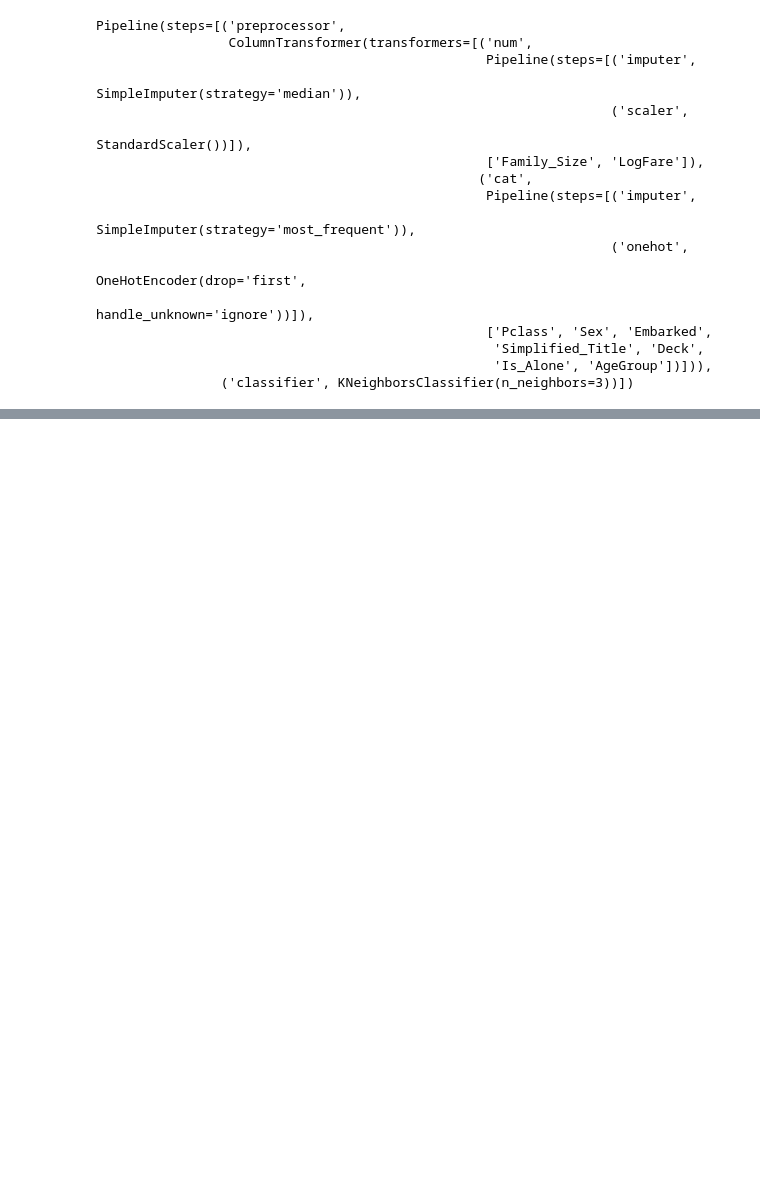
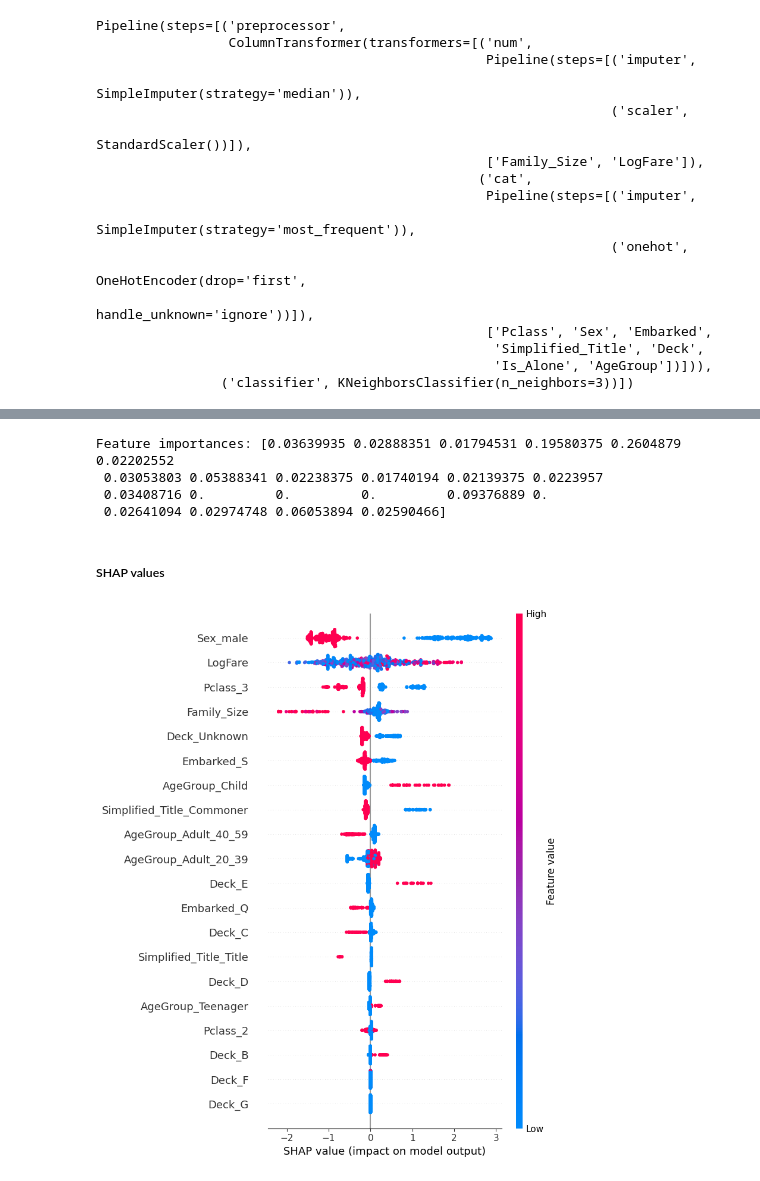
Before and after one commit to fdayde/kaggle-titanic, a Jupyter notebook: notebooks/03_predictions.ipynb, the cells around one changed output, grey strips where cells are left out. Cells and saved outputs as stored; diff of their text form; code cells hidden in the pictures; blank space fills up the shorter version.

Commit message:
feat(modeling): final model choice

```diff
--- a/notebooks/03_predictions.ipynb
+++ b/notebooks/03_predictions.ipynb
@@ -653,0 +337,11 @@ Pour trouver plus d'info sur les features qui separe les groupes, ou comment les
+# %%
+grid_search = GridSearchCV(
+    estimator=xgb_pipeline,
+    param_grid=param_grid,
+    scoring="accuracy",   # or "f1", "precision", etc.
+    cv=5,                 # 5-fold cross-validation
+    n_jobs=-1,            # Use all CPU cores
+    verbose=1             # Print progress
+)
+# %%
+grid_search.fit(X_train, y_train)
@@ -653,0 +416,39 @@ Pour trouver plus d'info sur les features qui separe les groupes, ou comment les
+# %%
+best_xgb_model = best_xgb_pipeline["classifier"]
+
+importances = best_xgb_model.feature_importances_
+print("Feature importances:", importances)
+# %% [output]
+Feature importances: [0.03639935 0.02888351 0.01794531 0.19580375 0.2604879  0.02202552
+ 0.03053803 0.05388341 0.02238375 0.01740194 0.02139375 0.0223957
+ 0.03408716 0.         0.         0.         0.09376889 0.
+ 0.02641094 0.02974748 0.06053894 0.02590466]
+# %% [markdown]
+##### SHAP values
+# %%
+# Separate the trained pipeline steps: preprocessor vs. classifier
+best_pipeline = grid_search.best_estimator_
+preprocessor = best_pipeline["preprocessor"]
+xgb_model = best_pipeline["classifier"]  # This is the XGBClassifier
+
+# Transform the training data using the preprocessor
+#    so we get the exact numeric matrix that XGBClassifier sees.
+X_train_transformed = preprocessor.transform(X_train)
+
+# Create a SHAP Explainer for XGBoost
+explainer = shap.TreeExplainer(xgb_model)
+
+# Calculate SHAP values
+shap_values = explainer.shap_values(X_train_transformed)
+
+# Add features names:
+cat_ohe = preprocessor.named_transformers_["cat"]["onehot"]
+cat_feature_names = cat_ohe.get_feature_names_out(input_features=categorical_features)
+# numeric_features remains the same, except for any dropped columns, so it’s straightforward:
+num_feature_names = numerical_features
+# Combine them (ColumnTransformer order is [num, cat])
+all_transformed_feature_names = list(num_feature_names) + list(cat_feature_names)
+
+shap.summary_plot(shap_values, X_train_transformed, feature_names=all_transformed_feature_names)
+# %% [output]
+[figure, added]
```
Also changed, not shown: parts of 66 cells of this notebook, 1 other file.
